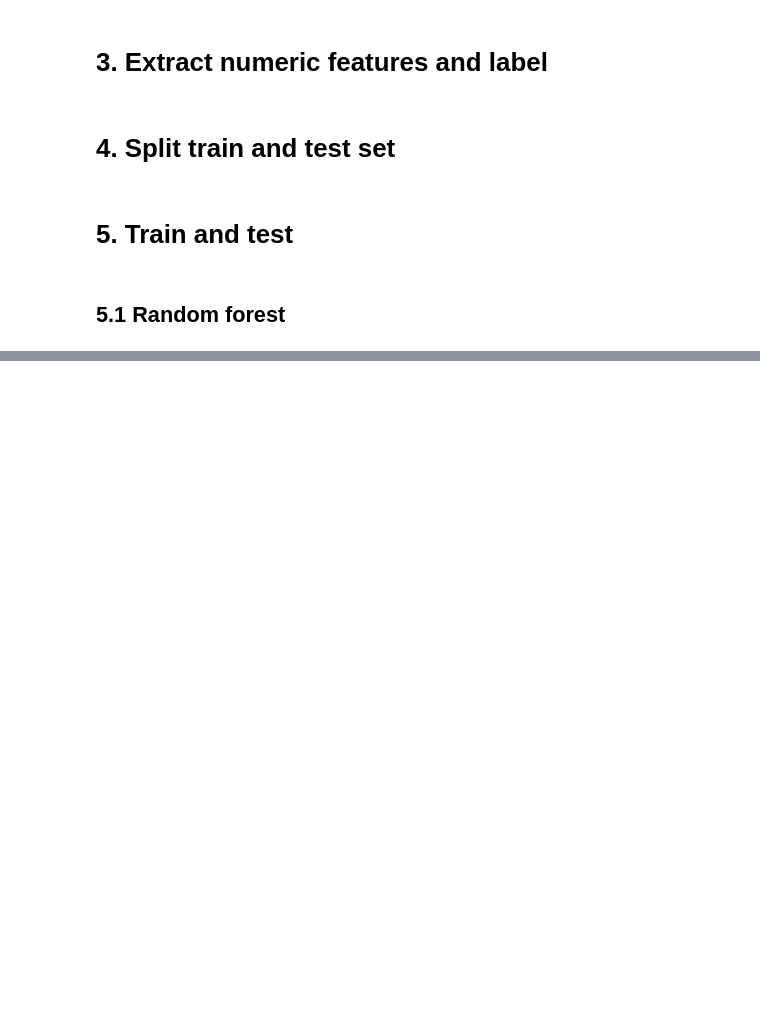
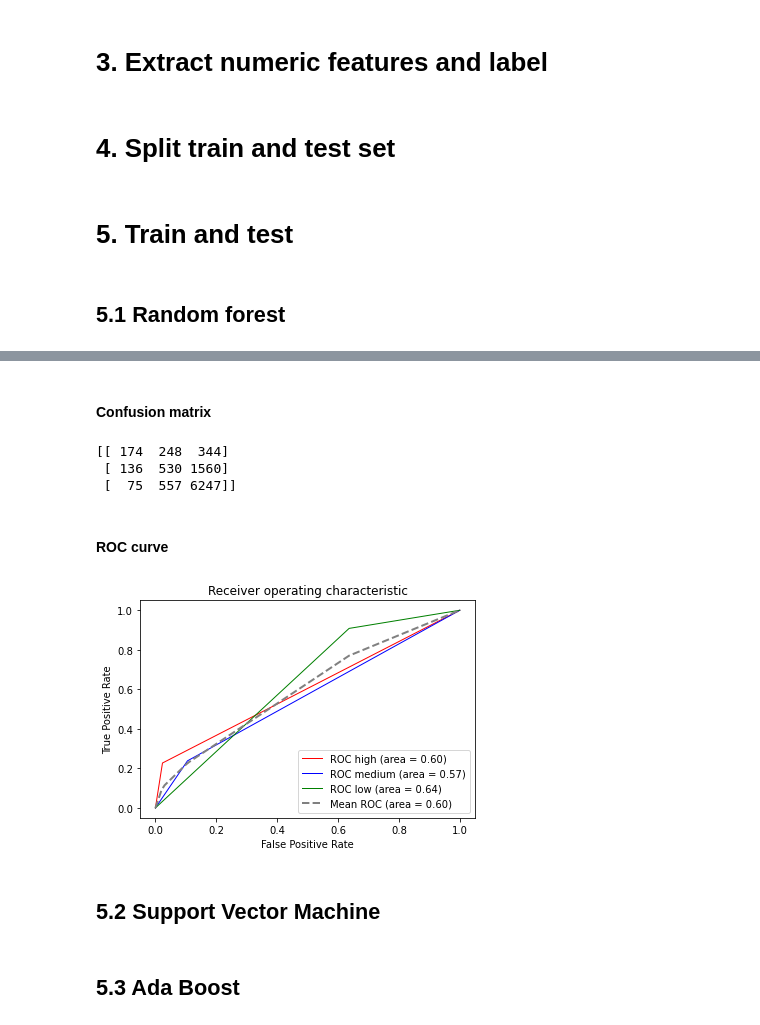
Before and after one commit to Wenrui-Fang/Apartment-interest-level-prediction, a Jupyter notebook: Make predictions with Random Forest and Support Vector Machine and Ada Boost.ipynb, the cells around one changed output, grey strips where cells are left out. Cells and saved outputs as stored; diff of their text form; code cells hidden in the pictures; blank space fills up the shorter version.

```diff
--- a/Make predictions with Random Forest and Support Vector Machine and Ada Boost.ipynb
+++ b/Make predictions with Random Forest and Support Vector Machine and Ada Boost.ipynb
@@ -62,0 +121,43 @@ X_train, X_test, y_train, y_test = train_test_split(X, y, test_size=0.2)
+# %% [markdown]
+#### Confusion matrix
+# %%
+print(confusion_matrix(y_test, y_test_predict))
+# %% [output]
+[[ 174  248  344]
+ [ 136  530 1560]
+ [  75  557 6247]]
+# %% [markdown]
+#### ROC curve
+# %%
+mean_tpr = 0.0
+mean_fpr = np.linspace(0, 1, 100)
+labels = ['high','medium','low']
+colors = ['red', 'blue', 'green', 'grey']
+
+for i in range(3):
+    fpr, tpr, _ = roc_curve(y[:,i], score[:,i])
+    mean_tpr += interp(mean_fpr, fpr, tpr)
+    mean_tpr[0] = 0.0
+    roc_auc = auc(fpr, tpr)
+    plt.plot(fpr, tpr, lw=1, color=colors[i],
+             label='ROC %s (area = %0.2f)' % (labels[i], roc_auc))
+
+mean_tpr /= 3
+mean_tpr[-1] = 1.0
+mean_auc = auc(mean_fpr, mean_tpr)
+plt.plot(mean_fpr, mean_tpr, color='grey', linestyle='--',
+         label='Mean ROC (area = %0.2f)' % mean_auc, lw=2)
+
+plt.xlim([-0.05, 1.05])
+plt.ylim([-0.05, 1.05])
+plt.xlabel('False Positive Rate')
+plt.ylabel('True Positive Rate')
+plt.title('Receiver operating characteristic')
+plt.legend(loc="lower right")
+plt.show()
+# %% [output]
+[figure, added]
+# %% [markdown]
+## 5.2 Support Vector Machine
+# %% [markdown]
+## 5.3 Ada Boost
```
Also changed, not shown: parts of 9 cells of this notebook.
